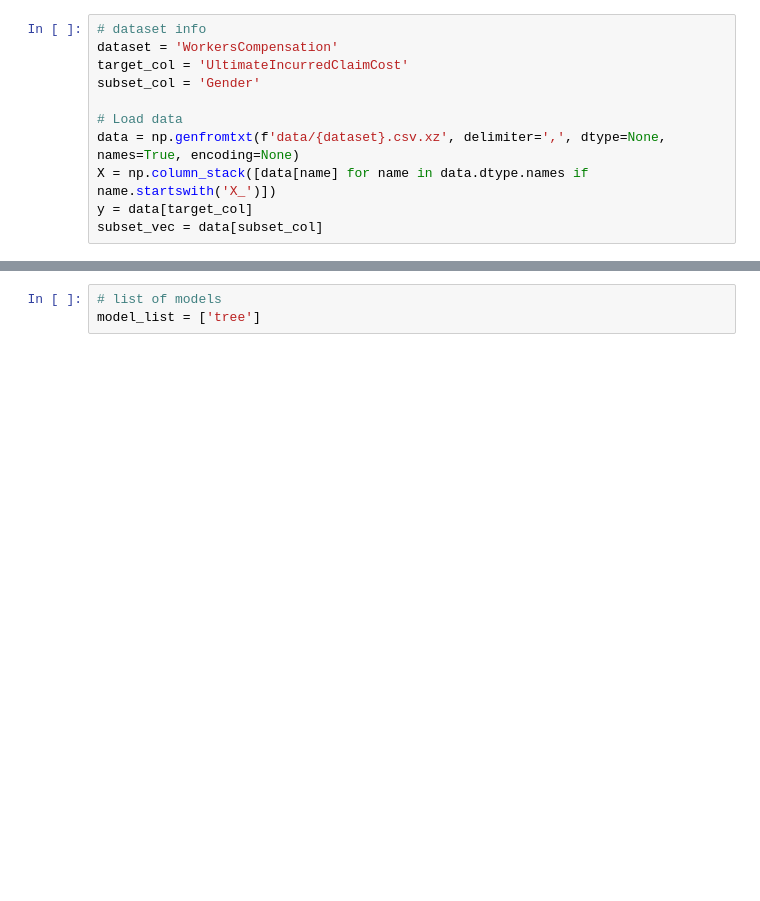
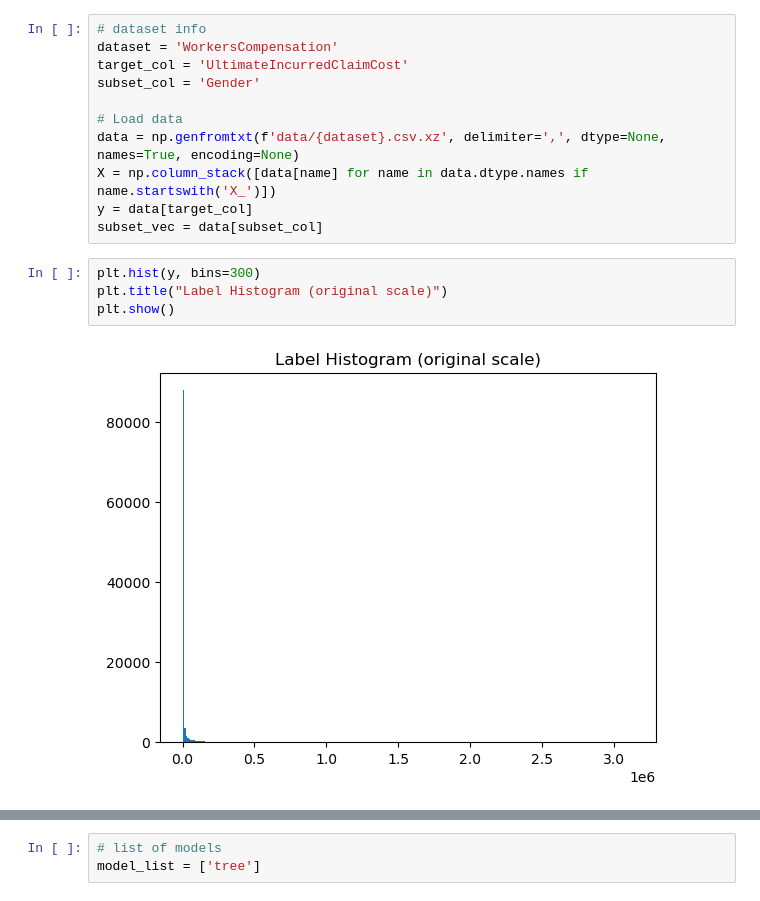
Before and after one commit to lamtung16/soak_regression, a Jupyter notebook: notebook_visualization_one_model.ipynb, the cells around one changed output, grey strips where cells are left out. Drawn from its saved outputs; the diff is of its cells as text; blank space fills up the shorter version.

```diff
--- a/notebook_visualization_one_model.ipynb
+++ b/notebook_visualization_one_model.ipynb
@@ -14,3 +14,9 @@ data = np.genfromtxt(f'data/{dataset}.csv.xz', delimiter=',', dtype=None, names=
 X = np.column_stack([data[name] for name in data.dtype.names if name.startswith('X_')])
 y = data[target_col]
 subset_vec = data[subset_col]
+# %%
+plt.hist(y, bins=300)
+plt.title("Label Histogram (original scale)")
+plt.show()
+# %% [output]
+[figure, added]
```
Also changed, not shown: parts of 9 cells of this notebook.
